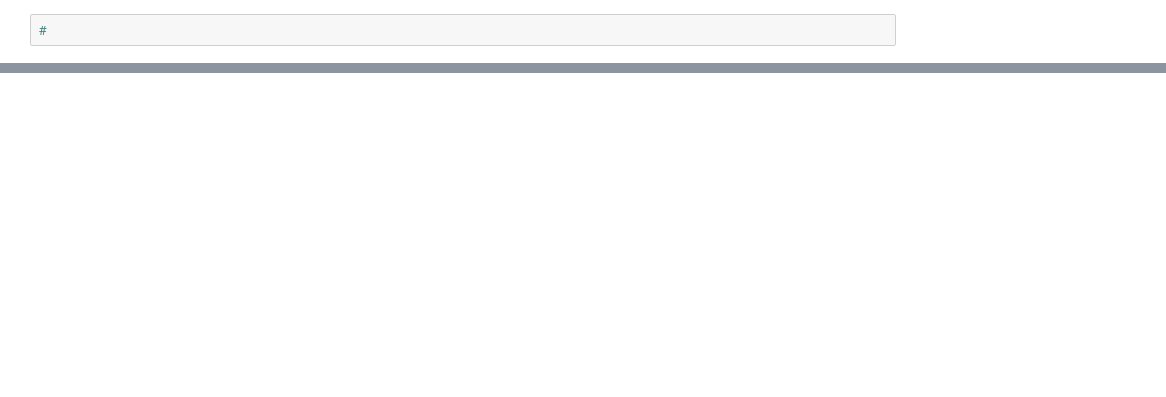
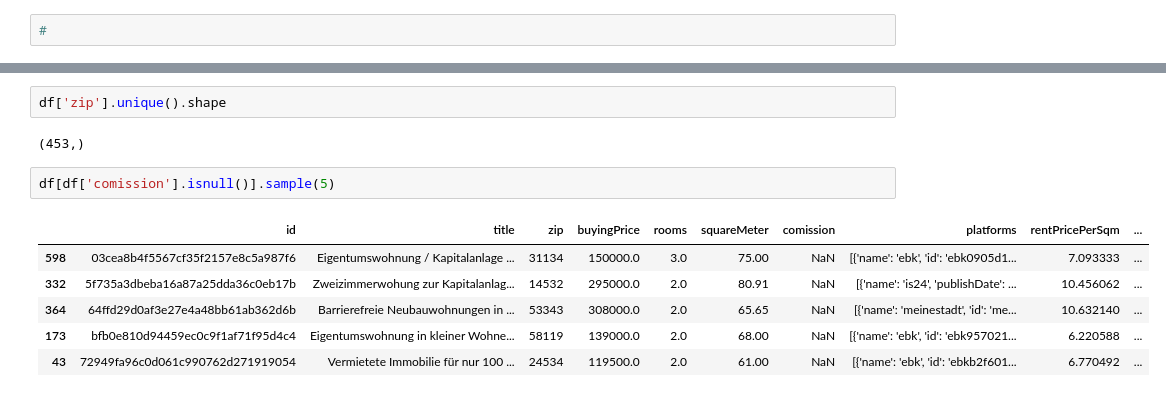
Before and after one commit to FollowJack/awesome-dataengineer-masterclass, a Jupyter notebook: 02_real_estate_roi_calculator/notebooks/playfield.ipynb, the cells around one changed output, grey strips where cells are left out. Drawn from its saved outputs; the diff is of its cells as text; blank space fills up the shorter version.

```diff
--- a/02_real_estate_roi_calculator/notebooks/playfield.ipynb
+++ b/02_real_estate_roi_calculator/notebooks/playfield.ipynb
@@ -58,0 +130,13 @@ ValueError: Mixing dicts with non-Series may lead to ambiguous ordering.
+# %%
+df['zip'].unique().shape
+# %% [output]
+(453,)
+# %%
+df[df['comission'].isnull()].sample(5)
+# %% [output]
+|  | id | title | zip | buyingPrice | rooms | squareMeter | comission | platforms | rentPricePerSqm | ... |
+| 598 | 03cea8b4f5567cf35f2157e8c5a987f6 | Eigentumswohnung / Kapitalanlage ... | 31134 | 150000.0 | 3.0 | 75.00 | NaN | [{'name': 'ebk', 'id': 'ebk0905d1... | 7.093333 | ... |
+| 332 | 5f735a3dbeba16a87a25dda36c0eb17b | Zweizimmerwohung zur Kapitalanlag... | 14532 | 295000.0 | 2.0 | 80.91 | NaN | [{'name': 'is24', 'publishDate': ... | 10.456062 | ... |
+| 364 | 64ffd29d0af3e27e4a48bb61ab362d6b | Barrierefreie Neubauwohnungen in ... | 53343 | 308000.0 | 2.0 | 65.65 | NaN | [{'name': 'meinestadt', 'id': 'me... | 10.632140 | ... |
+| 173 | bfb0e810d94459ec0c9f1af71f95d4c4 | Eigentumswohnung in kleiner Wohne... | 58119 | 139000.0 | 2.0 | 68.00 | NaN | [{'name': 'ebk', 'id': 'ebk957021... | 6.220588 | ... |
+| 43 | 72949fa96c0d061c990762d271919054 | Vermietete Immobilie für nur 100 ... | 24534 | 119500.0 | 2.0 | 61.00 | NaN | [{'name': 'ebk', 'id': 'ebkb2f601... | 6.770492 | ... |
```
Also changed, not shown: parts of 36 cells of this notebook, 16 other files.
